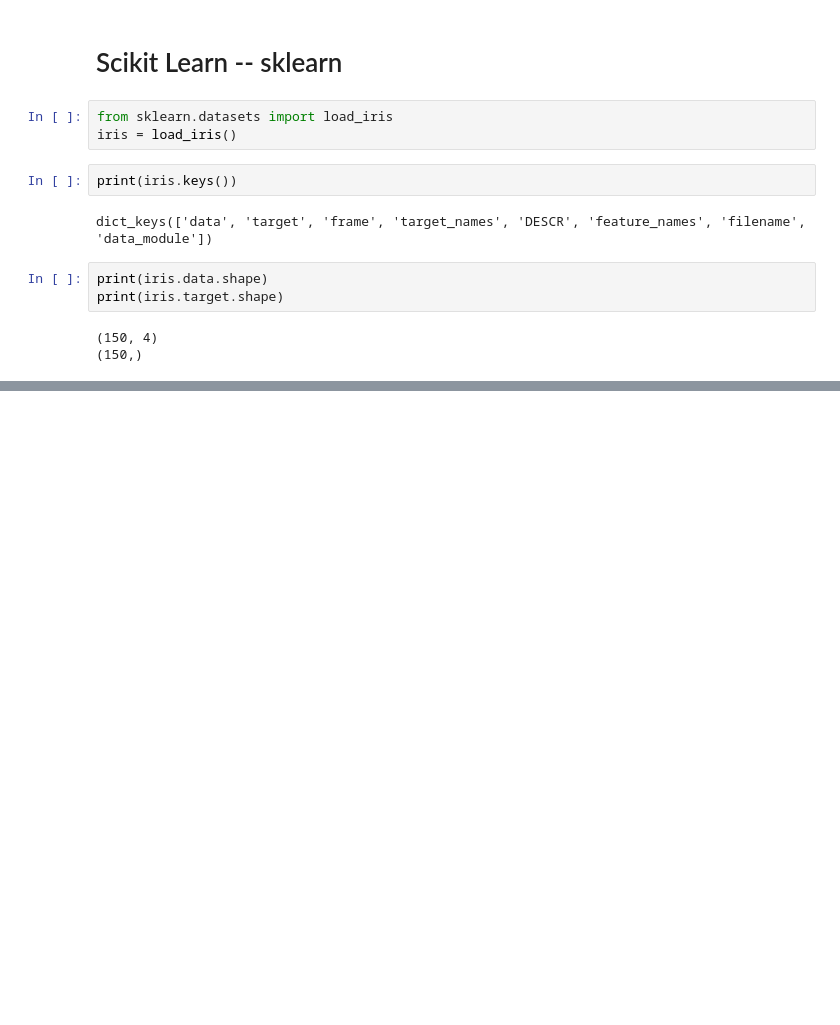
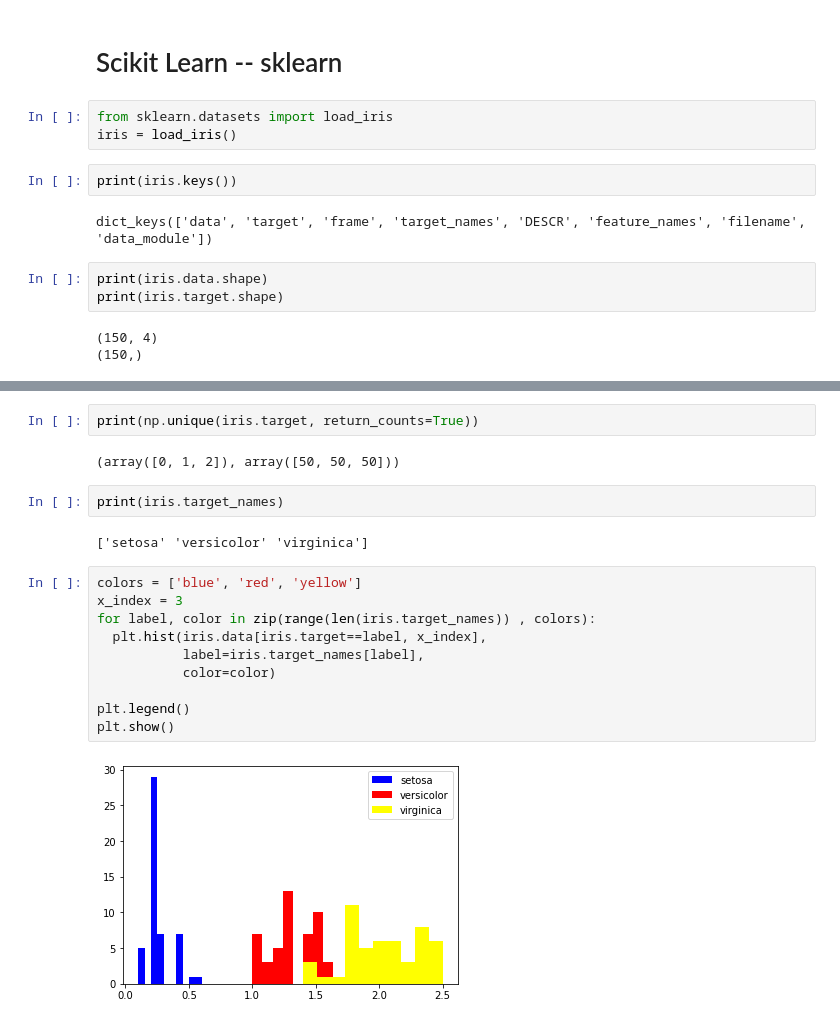
Before and after one commit to Mahrokh-Eb/Machine-Learning-With-Python, a Jupyter notebook: 1_1_1_numpy.ipynb, the cells around one changed output, grey strips where cells are left out. Cells and saved outputs as stored; diff of their text form; blank space fills up the shorter version.

```diff
--- a/1_1_1_numpy.ipynb
+++ b/1_1_1_numpy.ipynb
@@ -546,0 +557,20 @@ print(iris.data[0])
+# %%
+print(np.unique(iris.target, return_counts=True))
+# %% [output]
+(array([0, 1, 2]), array([50, 50, 50]))
+# %%
+print(iris.target_names)
+# %% [output]
+['setosa' 'versicolor' 'virginica']
+# %%
+colors = ['blue', 'red', 'yellow']
+x_index = 3
+for label, color in zip(range(len(iris.target_names)) , colors):
+  plt.hist(iris.data[iris.target==label, x_index],
+           label=iris.target_names[label],
+           color=color)
+
+plt.legend()
+plt.show()
+# %% [output]
+[figure, added]
```
Also changed, not shown: parts of 4 cells of this notebook.
